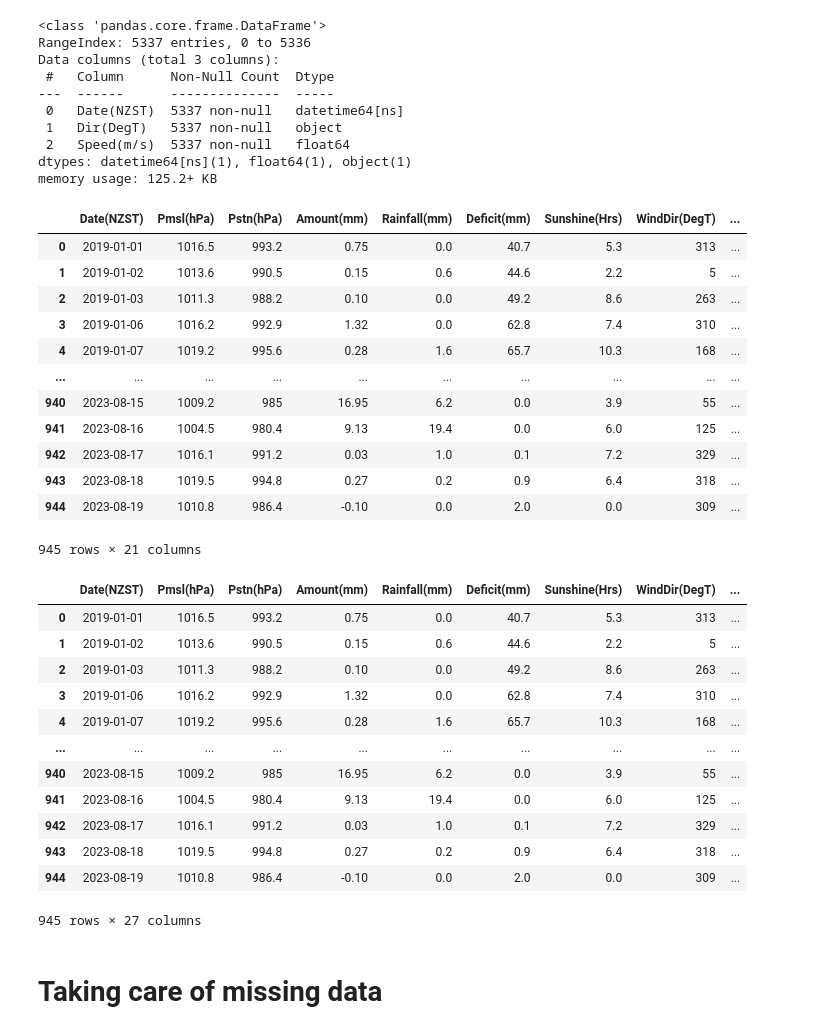
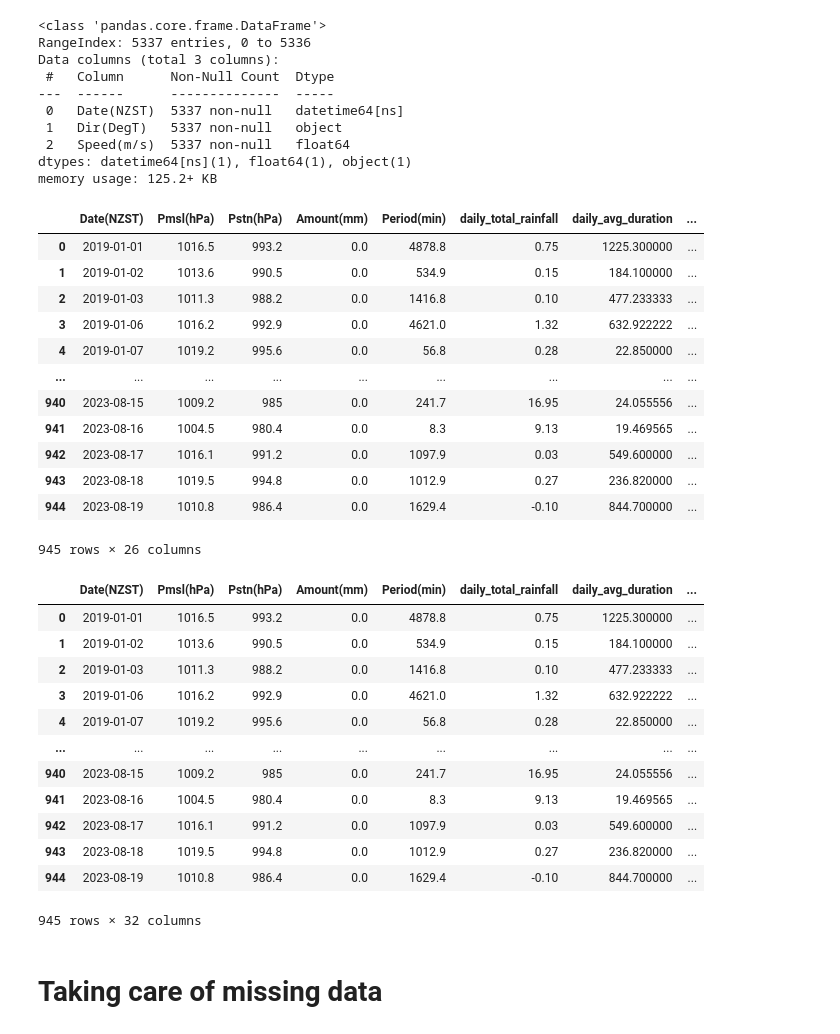
Before and after one commit to YingCG/research-weather-forecast, a Jupyter notebook: data/niwa_cleaned/preprocessingNiwaData.ipynb, the cells around one changed output. Saved outputs shown, nothing was run; the diff lists cells and outputs as text; code cells hidden in the pictures.

Commit message:
playing with different data

```diff
--- a/data/niwa_cleaned/preprocessingNiwaData.ipynb
+++ b/data/niwa_cleaned/preprocessingNiwaData.ipynb
@@ -96,7 +97,7 @@ print(rainBreakpoint)
 
 [84562 rows x 3 columns]
 # %%
-rainBreakpoint['Date(NZST)'] = breakpoint['Date(NZST)'].astype('datetime64[ns]')
+rainBreakpoint['Date(NZST)'] = rainBreakpoint['Date(NZST)'].astype('datetime64[ns]')
 print(rainBreakpoint)
 # %% [output]
       Date(NZST) Amount(mm)  Period(min)
@@ -459,5 +460,6 @@ temperatureScreenObservation.head()
 | 3 | 2009-01-04 | 10.6 | 9.6 | 87 | 8.5 | NaN | NaN | NaN | NaN | ... |
 | 4 | 2009-01-05 | 12.4 | 10.3 | 75 | 8.1 | NaN | NaN | NaN | NaN | ... |
 # %%
-# temperatureScreenObservation[['Tair(C)', 'Twet(C)', 'RH(%)', 'Tdew(C)']] = temperatureScreenObservation[['Tair(C)', 'Twet(C)', 'RH(%)', 'Tdew(C)']].apply(pd.to_numeric, errors='coerce')
-# temperatureScreenObservation.info()
+cols = ['Twet(C)', 'RH(%)', 'Tdew(C)']
+temperatureScreenObservation[cols] = temperatureScreenObservation[cols].apply(pd.to_numeric, errors='coerce')
+temperatureScreenObservation.info()
@@ -464,4 +485,4 @@ temperatureScreenObservation.head()
 # %%
-temperatureScreenObservation.drop(columns=['Unnamed: 5','Unnamed: 6', 'Unnamed: 7', 'Unnamed: 8', 'Unnamed: 9', 'Unnamed: 10'], inplace=True)
+temperatureScreenObservation.drop(columns=['Unnamed: 1', 'Unnamed: 5','Unnamed: 6', 'Unnamed: 7', 'Unnamed: 8', 'Unnamed: 9', 'Unnamed: 10'], inplace=True)
 temperatureScreenObservation.head()
 # %% [output]
@@ -511,49 +531,49 @@ dtypes: datetime64[ns](1), float64(1), object(1)
 memory usage: 125.2+ KB
 # %%
 # List of DataFrames to merge
-data_frames = [pressure, breakpoint, raindaily, soilMoisture, sunshine, surfacewind, temperature, temperatureScreenObservation, windMaxgust]
+data_frames = [pressure, rainBreakpoint, raindaily, soilMoisture, sunshine, surfacewind, temperature, temperatureScreenObservation, windMaxgust]
 
 # Merge the data
-niwaData = pressure.merge(breakpoint, on='Date(NZST)')
+niwaData = pressure.merge(rainBreakpoint, on='Date(NZST)')
 niwaData = niwaData.merge(raindaily, on='Date(NZST)')
 #niwaData = niwaData.merge(soilMoisture, on='Date(NZST)')
 niwaData = niwaData.merge(sunshine, on='Date(NZST)')
 niwaData = niwaData.merge(surfacewind, on='Date(NZST)')
 niwaData = niwaData.merge(temperature, on='Date(NZST)')
 niwaData = niwaData.merge(temperatureScreenObservation, on='Date(NZST)')
 niwaData = niwaData.merge(windMaxgust, on='Date(NZST)')
 niwaData
 # %% [output]
-|  | Date(NZST) | Pmsl(hPa) | Pstn(hPa) | Amount(mm) | Rainfall(mm) | Deficit(mm) | Sunshine(Hrs) | WindDir(DegT) | ... |
-| 0 | 2019-01-01 | 1016.5 | 993.2 | 0.75 | 0.0 | 40.7 | 5.3 | 313 | ... |
-| 1 | 2019-01-02 | 1013.6 | 990.5 | 0.15 | 0.6 | 44.6 | 2.2 | 5 | ... |
-| 2 | 2019-01-03 | 1011.3 | 988.2 | 0.10 | 0.0 | 49.2 | 8.6 | 263 | ... |
-| 3 | 2019-01-06 | 1016.2 | 992.9 | 1.32 | 0.0 | 62.8 | 7.4 | 310 | ... |
-| 4 | 2019-01-07 | 1019.2 | 995.6 | 0.28 | 1.6 | 65.7 | 10.3 | 168 | ... |
-| ... | ... | ... | ... | ... | ... | ... | ... | ... | ... |
-| 940 | 2023-08-15 | 1009.2 | 985 | 16.95 | 6.2 | 0.0 | 3.9 | 55 | ... |
-| 941 | 2023-08-16 | 1004.5 | 980.4 | 9.13 | 19.4 | 0.0 | 6.0 | 125 | ... |
-| 942 | 2023-08-17 | 1016.1 | 991.2 | 0.03 | 1.0 | 0.1 | 7.2 | 329 | ... |
-| 943 | 2023-08-18 | 1019.5 | 994.8 | 0.27 | 0.2 | 0.9 | 6.4 | 318 | ... |
-| 944 | 2023-08-19 | 1010.8 | 986.4 | -0.10 | 0.0 | 2.0 | 0.0 | 309 | ... |
+|  | Date(NZST) | Pmsl(hPa) | Pstn(hPa) | Amount(mm) | Period(min) | daily_total_rainfall | daily_avg_duration | ... |
+| 0 | 2019-01-01 | 1016.5 | 993.2 | 0.0 | 4878.8 | 0.75 | 1225.300000 | ... |
+| 1 | 2019-01-02 | 1013.6 | 990.5 | 0.0 | 534.9 | 0.15 | 184.100000 | ... |
+| 2 | 2019-01-03 | 1011.3 | 988.2 | 0.0 | 1416.8 | 0.10 | 477.233333 | ... |
+| 3 | 2019-01-06 | 1016.2 | 992.9 | 0.0 | 4621.0 | 1.32 | 632.922222 | ... |
+| 4 | 2019-01-07 | 1019.2 | 995.6 | 0.0 | 56.8 | 0.28 | 22.850000 | ... |
+| ... | ... | ... | ... | ... | ... | ... | ... | ... |
+| 940 | 2023-08-15 | 1009.2 | 985 | 0.0 | 241.7 | 16.95 | 24.055556 | ... |
+| 941 | 2023-08-16 | 1004.5 | 980.4 | 0.0 | 8.3 | 9.13 | 19.469565 | ... |
+| 942 | 2023-08-17 | 1016.1 | 991.2 | 0.0 | 1097.9 | 0.03 | 549.600000 | ... |
+| 943 | 2023-08-18 | 1019.5 | 994.8 | 0.0 | 1012.9 | 0.27 | 236.820000 | ... |
+| 944 | 2023-08-19 | 1010.8 | 986.4 | 0.0 | 1629.4 | -0.10 | 844.700000 | ... |
-945 rows × 21 columns
+945 rows × 26 columns
 # %%
 niwaData = niwaData.merge(soilMoisture, on='Date(NZST)')
 niwaData
 # %% [output]
-|  | Date(NZST) | Pmsl(hPa) | Pstn(hPa) | Amount(mm) | Rainfall(mm) | Deficit(mm) | Sunshine(Hrs) | WindDir(DegT) | ... |
-| 0 | 2019-01-01 | 1016.5 | 993.2 | 0.75 | 0.0 | 40.7 | 5.3 | 313 | ... |
-| 1 | 2019-01-02 | 1013.6 | 990.5 | 0.15 | 0.6 | 44.6 | 2.2 | 5 | ... |
-| 2 | 2019-01-03 | 1011.3 | 988.2 | 0.10 | 0.0 | 49.2 | 8.6 | 263 | ... |
-| 3 | 2019-01-06 | 1016.2 | 992.9 | 1.32 | 0.0 | 62.8 | 7.4 | 310 | ... |
-| 4 | 2019-01-07 | 1019.2 | 995.6 | 0.28 | 1.6 | 65.7 | 10.3 | 168 | ... |
-| ... | ... | ... | ... | ... | ... | ... | ... | ... | ... |
-| 940 | 2023-08-15 | 1009.2 | 985 | 16.95 | 6.2 | 0.0 | 3.9 | 55 | ... |
-| 941 | 2023-08-16 | 1004.5 | 980.4 | 9.13 | 19.4 | 0.0 | 6.0 | 125 | ... |
-| 942 | 2023-08-17 | 1016.1 | 991.2 | 0.03 | 1.0 | 0.1 | 7.2 | 329 | ... |
-| 943 | 2023-08-18 | 1019.5 | 994.8 | 0.27 | 0.2 | 0.9 | 6.4 | 318 | ... |
-| 944 | 2023-08-19 | 1010.8 | 986.4 | -0.10 | 0.0 | 2.0 | 0.0 | 309 | ... |
+|  | Date(NZST) | Pmsl(hPa) | Pstn(hPa) | Amount(mm) | Period(min) | daily_total_rainfall | daily_avg_duration | ... |
+| 0 | 2019-01-01 | 1016.5 | 993.2 | 0.0 | 4878.8 | 0.75 | 1225.300000 | ... |
+| 1 | 2019-01-02 | 1013.6 | 990.5 | 0.0 | 534.9 | 0.15 | 184.100000 | ... |
+| 2 | 2019-01-03 | 1011.3 | 988.2 | 0.0 | 1416.8 | 0.10 | 477.233333 | ... |
+| 3 | 2019-01-06 | 1016.2 | 992.9 | 0.0 | 4621.0 | 1.32 | 632.922222 | ... |
+| 4 | 2019-01-07 | 1019.2 | 995.6 | 0.0 | 56.8 | 0.28 | 22.850000 | ... |
+| ... | ... | ... | ... | ... | ... | ... | ... | ... |
+| 940 | 2023-08-15 | 1009.2 | 985 | 0.0 | 241.7 | 16.95 | 24.055556 | ... |
+| 941 | 2023-08-16 | 1004.5 | 980.4 | 0.0 | 8.3 | 9.13 | 19.469565 | ... |
+| 942 | 2023-08-17 | 1016.1 | 991.2 | 0.0 | 1097.9 | 0.03 | 549.600000 | ... |
+| 943 | 2023-08-18 | 1019.5 | 994.8 | 0.0 | 1012.9 | 0.27 | 236.820000 | ... |
+| 944 | 2023-08-19 | 1010.8 | 986.4 | 0.0 | 1629.4 | -0.10 | 844.700000 | ... |
-945 rows × 27 columns
+945 rows × 32 columns
 # %% [markdown]
 # Taking care of missing data
 # %%
```
Also changed, not shown: parts of 27 cells of this notebook, 11 other files.
